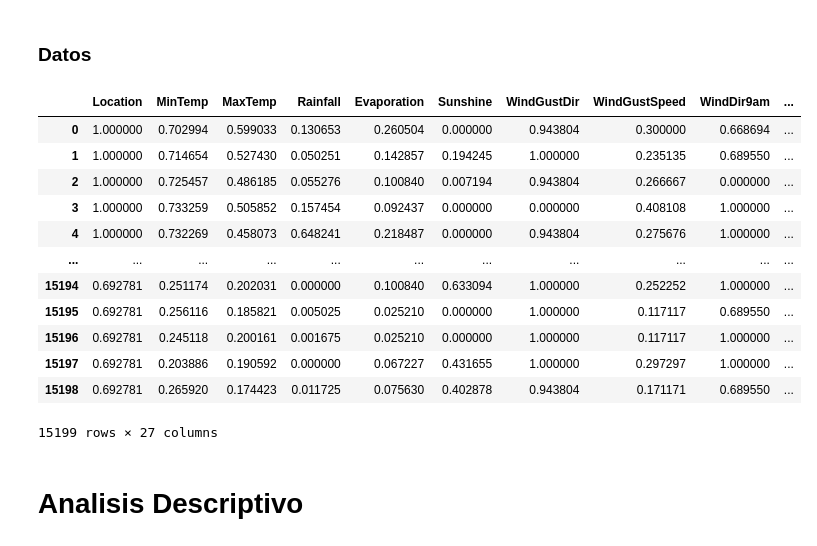
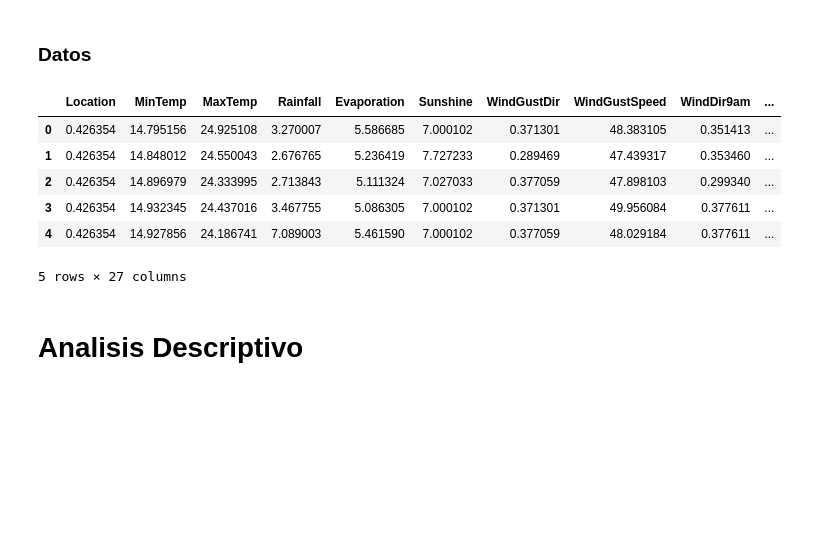
Before and after one commit to Shannon-21/Aprendizaje_Automatico_1, a Jupyter notebook: TP_IA41_LogisticRegression_P2.ipynb, the cells around one changed output. Cells and saved outputs as stored; diff of their text form; code cells hidden in the pictures; blank space fills up the shorter version.

```diff
--- a/TP_IA41_LogisticRegression_P2.ipynb
+++ b/TP_IA41_LogisticRegression_P2.ipynb
@@ -59,23 +60,18 @@ from imblearn.over_sampling import SMOTE
 # %% [markdown]
 ### Datos
 # %%
+df_denormalized = pd.read_csv('weatherAUS_desnormalized_cleaned.csv', usecols=lambda x: x if x != 'Unnamed: 0' else None)
 df = pd.read_csv('weatherAUS_cleaned.csv', usecols=lambda x: x if x != 'Unnamed: 0' else None)
 
-display(df)
+display(df_denormalized.head(5))
 # %% [output]
 |  | Location | MinTemp | MaxTemp | Rainfall | Evaporation | Sunshine | WindGustDir | WindGustSpeed | WindDir9am | ... |
-| 0 | 1.000000 | 0.702994 | 0.599033 | 0.130653 | 0.260504 | 0.000000 | 0.943804 | 0.300000 | 0.668694 | ... |
-| 1 | 1.000000 | 0.714654 | 0.527430 | 0.050251 | 0.142857 | 0.194245 | 1.000000 | 0.235135 | 0.689550 | ... |
-| 2 | 1.000000 | 0.725457 | 0.486185 | 0.055276 | 0.100840 | 0.007194 | 0.943804 | 0.266667 | 0.000000 | ... |
-| 3 | 1.000000 | 0.733259 | 0.505852 | 0.157454 | 0.092437 | 0.000000 | 0.000000 | 0.408108 | 1.000000 | ... |
-| 4 | 1.000000 | 0.732269 | 0.458073 | 0.648241 | 0.218487 | 0.000000 | 0.943804 | 0.275676 | 1.000000 | ... |
-| ... | ... | ... | ... | ... | ... | ... | ... | ... | ... | ... |
-| 15194 | 0.692781 | 0.251174 | 0.202031 | 0.000000 | 0.100840 | 0.633094 | 1.000000 | 0.252252 | 1.000000 | ... |
-| 15195 | 0.692781 | 0.256116 | 0.185821 | 0.005025 | 0.025210 | 0.000000 | 1.000000 | 0.117117 | 0.689550 | ... |
-| 15196 | 0.692781 | 0.245118 | 0.200161 | 0.001675 | 0.025210 | 0.000000 | 1.000000 | 0.117117 | 1.000000 | ... |
-| 15197 | 0.692781 | 0.203886 | 0.190592 | 0.000000 | 0.067227 | 0.431655 | 1.000000 | 0.297297 | 1.000000 | ... |
-| 15198 | 0.692781 | 0.265920 | 0.174423 | 0.011725 | 0.075630 | 0.402878 | 0.943804 | 0.171171 | 0.689550 | ... |
+| 0 | 0.426354 | 14.795156 | 24.925108 | 3.270007 | 5.586685 | 7.000102 | 0.371301 | 48.383105 | 0.351413 | ... |
+| 1 | 0.426354 | 14.848012 | 24.550043 | 2.676765 | 5.236419 | 7.727233 | 0.289469 | 47.439317 | 0.353460 | ... |
+| 2 | 0.426354 | 14.896979 | 24.333995 | 2.713843 | 5.111324 | 7.027033 | 0.377059 | 47.898103 | 0.299340 | ... |
+| 3 | 0.426354 | 14.932345 | 24.437016 | 3.467755 | 5.086305 | 7.000102 | 0.371301 | 49.956084 | 0.377611 | ... |
+| 4 | 0.426354 | 14.927856 | 24.186741 | 7.089003 | 5.461590 | 7.000102 | 0.377059 | 48.029184 | 0.377611 | ... |
-15199 rows × 27 columns
+5 rows × 27 columns
 # %% [markdown]
 # **Analisis Descriptivo**
 # %% [markdown]
```
Also changed, not shown: parts of 24 cells of this notebook.
